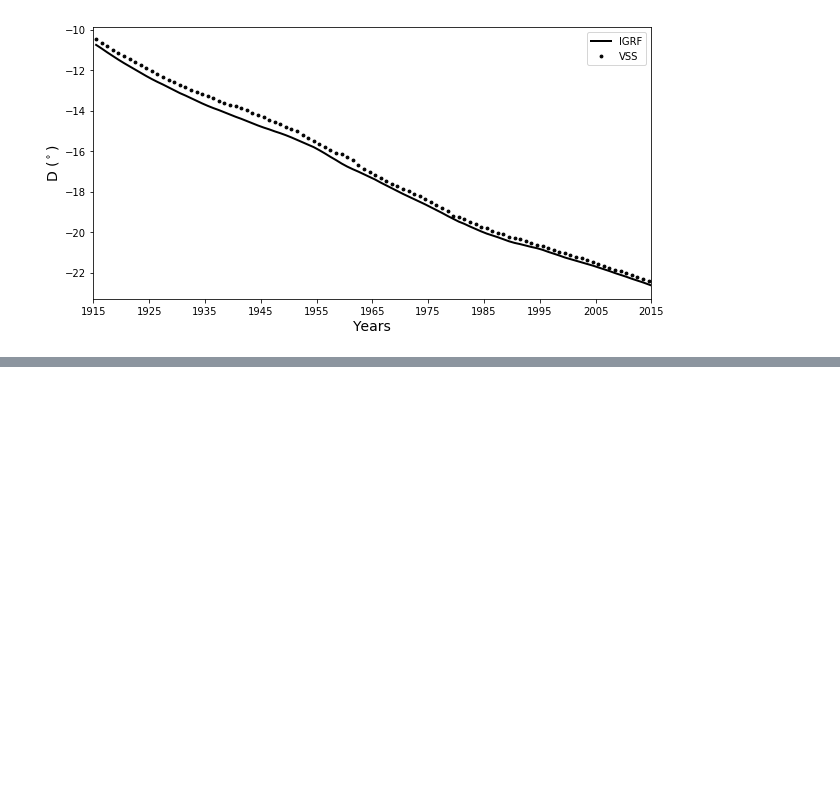
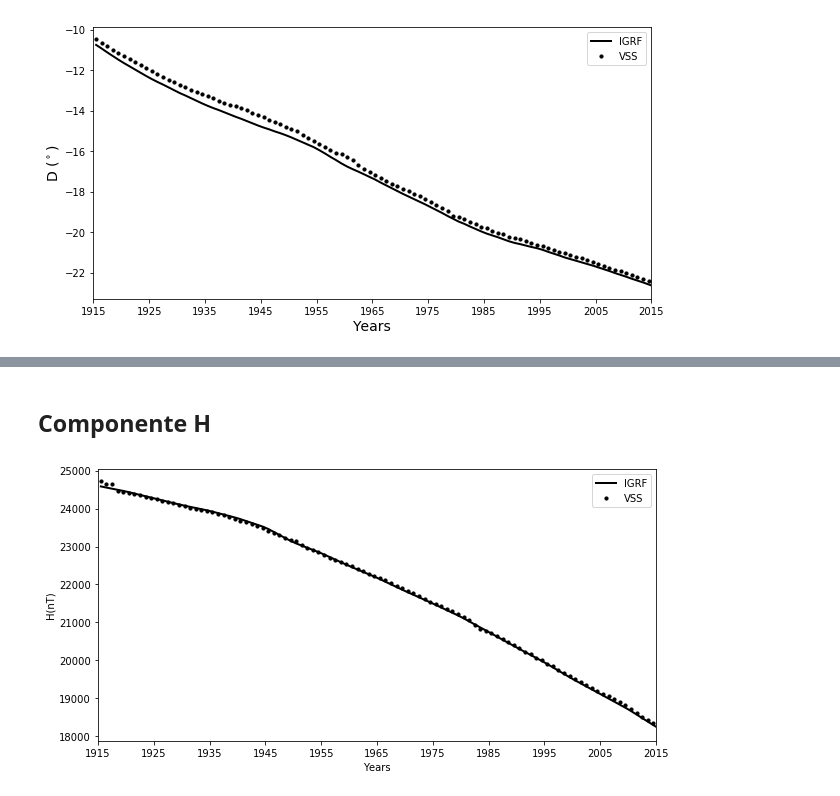
Before and after one commit to arturbenevides/Geomagnetismo, a Jupyter notebook: Observatório Magnético de Vassouras/Codes para II Pangeo/100anosVSS.ipynb, the cells around one changed output, grey strips where cells are left out. Saved outputs shown, nothing was run; the diff lists cells and outputs as text; code cells hidden in the pictures; blank space fills up the shorter version.

```diff
--- a/Observatório Magnético de Vassouras/Codes para II Pangeo/100anosVSS.ipynb
+++ b/Observatório Magnético de Vassouras/Codes para II Pangeo/100anosVSS.ipynb
@@ -93,0 +150,26 @@ fig.savefig('D.png', dpi=300)
+# %% [markdown]
+## Componente H
+# %%
+yr = VSS[:,0]
+H = VSS[:,3]
+igrf_H = igrf[:,5]
+
+fig = plt.figure(figsize=(10.0, 5.0))
+
+Vass = plt.scatter(yr,H, 10, label="VSS", color='black')
+IGRF = plt.plot(yr,igrf_H, label="IGRF", linestyle='solid', color='black', linewidth=2)
+
+#plt.title('F from Vassouras Magnetic Observatory (1915-2008)')
+plt.legend([Vass], ["VSS"])
+plt.legend()
+
+plt.ylabel('H (nT)')
+plt.xlabel('Years')
+plt.xticks(np.arange(1915, 2016, 10))
+pylab.xlim([1915,2015])
+plt.show()
+
+
+fig.savefig('H.png', dpi=300)
+# %% [output]
+[figure, added]
```
Also changed, not shown: parts of 23 cells of this notebook, 20 other files.
